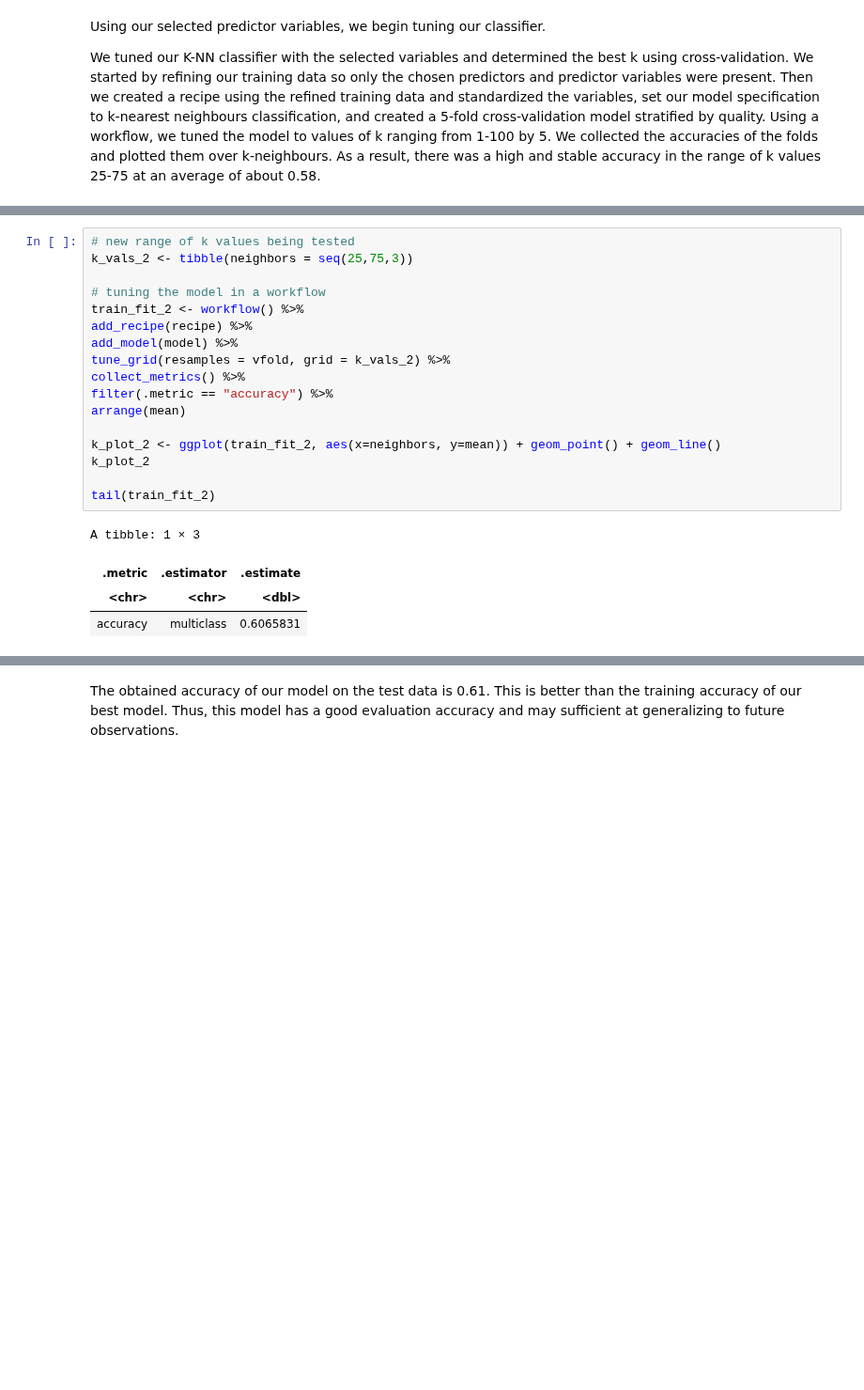
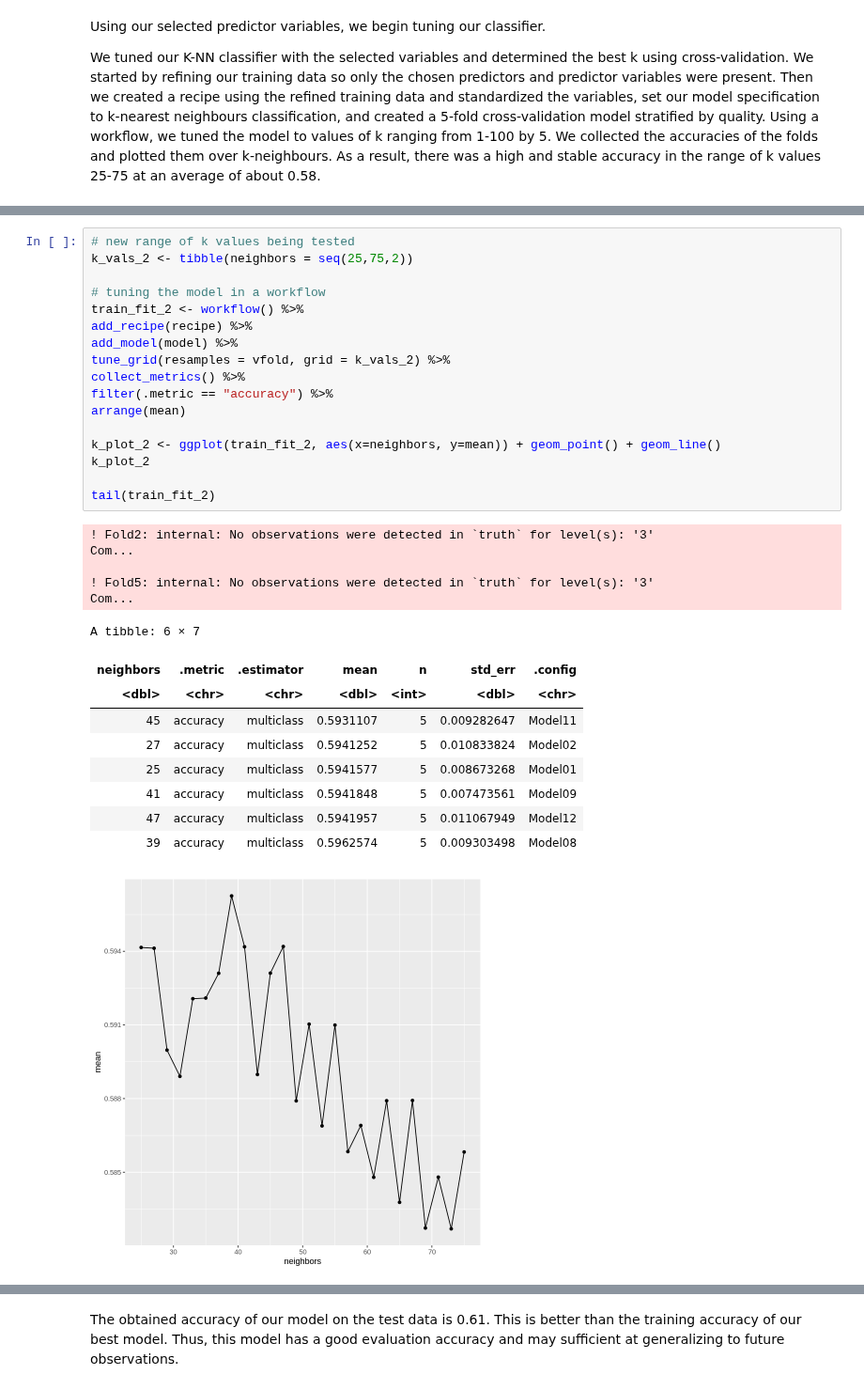
Before and after one commit to jon-chow/DSCI100-WineQualityAnalysis, a Jupyter notebook: FinalReport.ipynb, the cells around one changed output, grey strips where cells are left out. Shown at 94% size. Drawn from its saved outputs; the diff is of its cells as text; blank space fills up the shorter version.

```diff
--- a/FinalReport.ipynb
+++ b/FinalReport.ipynb
@@ -409,23 +406,34 @@ We retried tuning the model for values of k ranging from 25-75 by 3. We plotted
 # %%
 # new range of k values being tested
-k_vals_2 <- tibble(neighbors = seq(25,75,3))
+k_vals_2 <- tibble(neighbors = seq(25,75,2))
 
 # tuning the model in a workflow
 train_fit_2 <- workflow() %>%
 add_recipe(recipe) %>%
 add_model(model) %>%
 tune_grid(resamples = vfold, grid = k_vals_2) %>%
 collect_metrics() %>%
 filter(.metric == "accuracy") %>%
 arrange(mean)
 
 k_plot_2 <- ggplot(train_fit_2, aes(x=neighbors, y=mean)) + geom_point() + geom_line()
 k_plot_2
 
 tail(train_fit_2)
 # %% [output]
-A tibble: 1 × 3
+! Fold2: internal: No observations were detected in `truth` for level(s): '3'
+Com...
+
+! Fold5: internal: No observations were detected in `truth` for level(s): '3'
+Com...
+A tibble: 6 × 7
-| .metric | .estimator | .estimate |
-| <chr> | <chr> | <dbl> |
-| accuracy | multiclass | 0.6065831 |
+| neighbors | .metric | .estimator | mean | n | std_err | .config |
+| <dbl> | <chr> | <chr> | <dbl> | <int> | <dbl> | <chr> |
+| 45 | accuracy | multiclass | 0.5931107 | 5 | 0.009282647 | Model11 |
+| 27 | accuracy | multiclass | 0.5941252 | 5 | 0.010833824 | Model02 |
+| 25 | accuracy | multiclass | 0.5941577 | 5 | 0.008673268 | Model01 |
+| 41 | accuracy | multiclass | 0.5941848 | 5 | 0.007473561 | Model09 |
+| 47 | accuracy | multiclass | 0.5941957 | 5 | 0.011067949 | Model12 |
+| 39 | accuracy | multiclass | 0.5962574 | 5 | 0.009303498 | Model08 |
+[figure, added]
 # %% [markdown]
```
Also changed, not shown: parts of 5 cells of this notebook.
